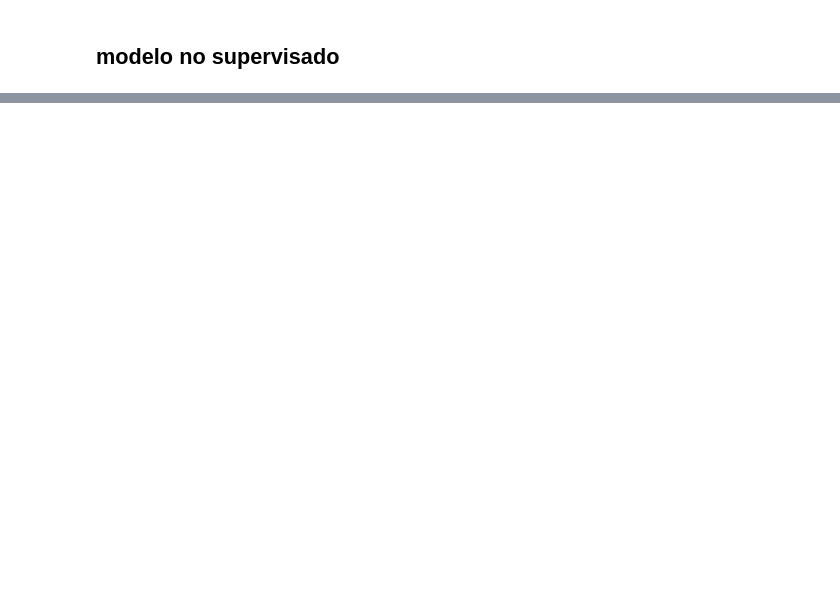
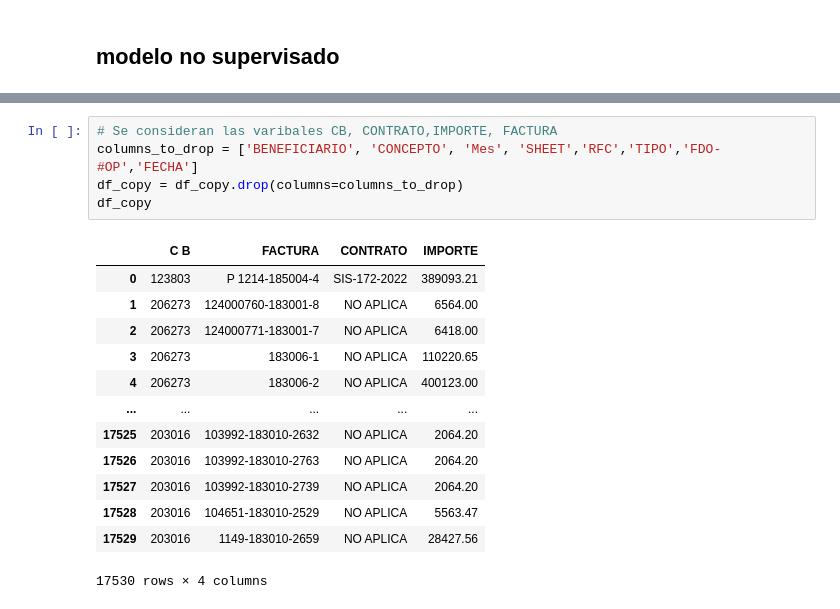
Before and after one commit to d4lkz/Tarea2-IA, a Jupyter notebook: 4_modelado.ipynb, the cells around one changed output, grey strips where cells are left out. Cells and saved outputs as stored; diff of their text form; blank space fills up the shorter version.

```diff
--- a/4_modelado.ipynb
+++ b/4_modelado.ipynb
@@ -187,0 +99,19 @@ plt.gca().add_artist(lege)
+# %%
+# Se consideran las varibales CB, CONTRATO,IMPORTE, FACTURA
+columns_to_drop = ['BENEFICIARIO', 'CONCEPTO', 'Mes', 'SHEET','RFC','TIPO','FDO-#OP','FECHA']
+df_copy = df_copy.drop(columns=columns_to_drop)
+df_copy
+# %% [output]
+|  | C B | FACTURA | CONTRATO | IMPORTE |
+| 0 | 123803 | P 1214-185004-4 | SIS-172-2022 | 389093.21 |
+| 1 | 206273 | 124000760-183001-8 | NO APLICA | 6564.00 |
+| 2 | 206273 | 124000771-183001-7 | NO APLICA | 6418.00 |
+| 3 | 206273 | 183006-1 | NO APLICA | 110220.65 |
+| 4 | 206273 | 183006-2 | NO APLICA | 400123.00 |
+| ... | ... | ... | ... | ... |
+| 17525 | 203016 | 103992-183010-2632 | NO APLICA | 2064.20 |
+| 17526 | 203016 | 103992-183010-2763 | NO APLICA | 2064.20 |
+| 17527 | 203016 | 103992-183010-2739 | NO APLICA | 2064.20 |
+| 17528 | 203016 | 104651-183010-2529 | NO APLICA | 5563.47 |
+| 17529 | 203016 | 1149-183010-2659 | NO APLICA | 28427.56 |
+17530 rows × 4 columns
```
Also changed, not shown: parts of 33 cells of this notebook, 32 other files.
